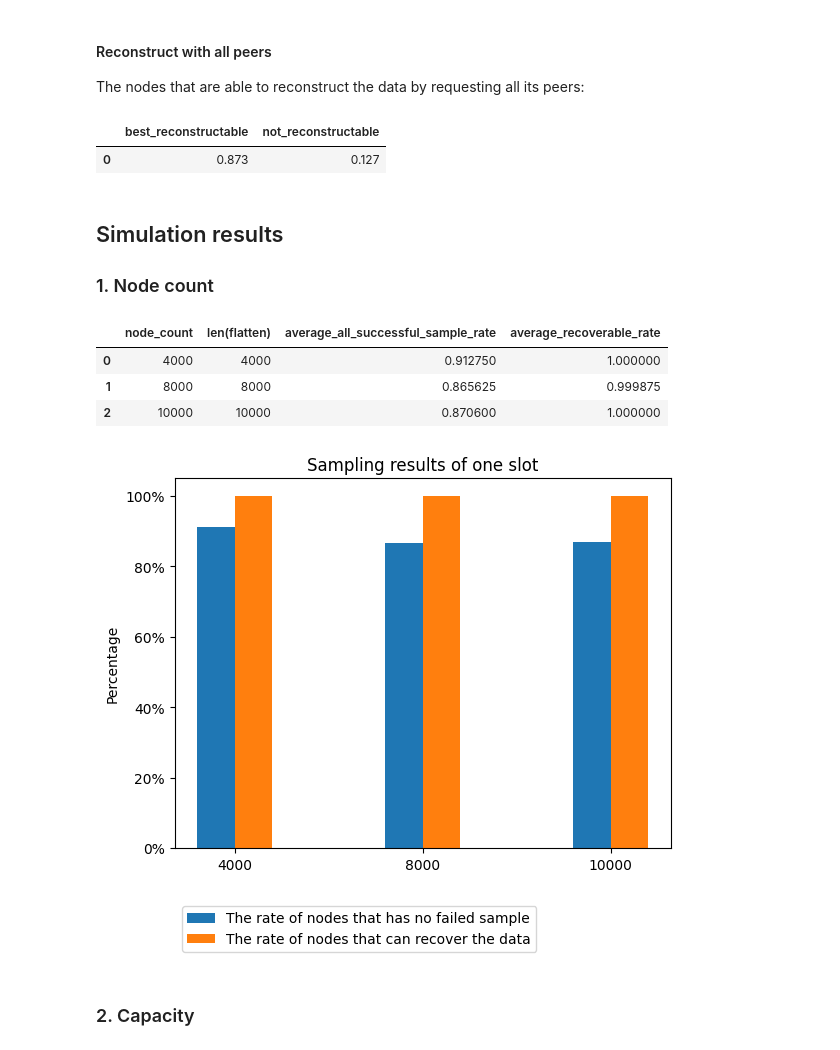
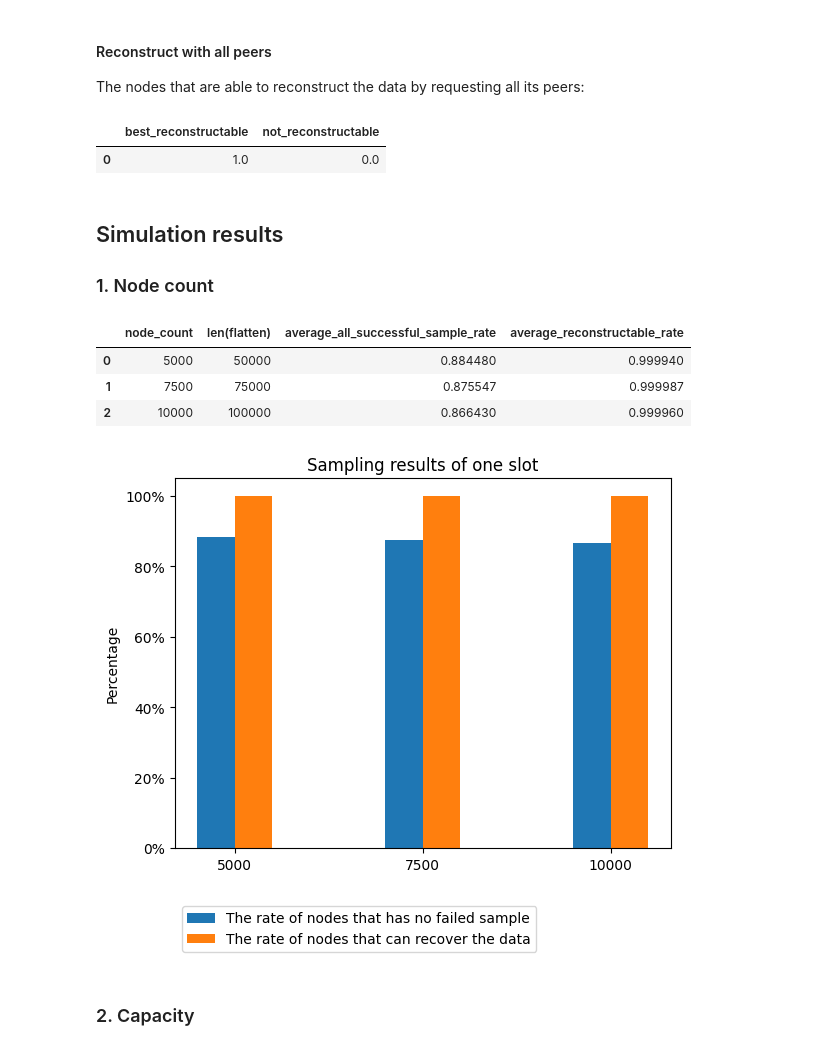
Before and after one commit to hwwhww/peerdas, a Jupyter notebook: sim.ipynb, the cells around one changed output. Drawn from its saved outputs; the diff is of its cells as text; code cells hidden in the pictures.

```diff
--- a/sim.ipynb
+++ b/sim.ipynb
@@ -238,7 +228,7 @@ def set_peers(nodes: Sequence[Node]) -> None:
             new_peers = set()
             need_peer_count = n.target_peers - len(n.peers)
             if need_peer_count > 0:
-                new_peers = rng.choices(list(selectable_peers), k=min(need_peer_count, len(selectable_peers)))
+                new_peers = rng.sample(list(selectable_peers), k=min(need_peer_count, len(selectable_peers)))
             n.peers = n.peers.union(new_peers)
             for peer_id in new_peers:
                 # NOTE: DO NOT USE nodes[peer_id].peers.add(n.id)  <-- side effect!
@@ -348,6 +347,7 @@ Each node samples `SAMPLED_ROWS` rows and `SAMPLED_COLUMNS` columns. The node fi
 # Sampling
 
 def sample_peer(config: Config, nodes: Sequence[Node], peer_id: int, line_index: int, line_type: LineType) -> bool:
+    # If the peer has no enough capacity, it can not serve the sample
     nodes[peer_id].capacity -= config.DATA_PER_SAMPLE
     if nodes[peer_id].capacity < 0:
         return False
@@ -364,13 +364,14 @@ def sample_by_line(config: Config, nodes: Sequence[Node], node_id: int, line_ind
     if len(custodian_peers) == 0:
         return False
 
+    # Choose a random peer that custodies the given line
     peer_id = rng.choice(list(custodian_peers))
     return sample_peer(config, nodes, peer_id, line_index=line_index, line_type=line_type)
 
 
 def sample(config: Config, nodes: Sequence[Node], custody_row_log: dict[set[int]], custody_col_log: dict[set[int]]):
     sample_results = []  # 1 if all samples are successful, 0 if one of it has failed
-    recoverabilities = []  # 1 if node is able to recover the data with the sampled rows/cols, 0 if unable
+    reconstructions = []  # 1 if node is able to recover the data with the sampled rows/cols, 0 if unable
     all_samples = list(range(config.NUMBER_OF_ROWS * config.NUMBER_OF_COLUMNS))
 
     # TODO: parallelize it
@@ -409,14 +410,15 @@ def sample(config: Config, nodes: Sequence[Node], custody_row_log: dict[set[int]
 
         # If less than 1/4 of the row/col is unavailable, the node can not reconstruct the data
         if samples_uncovered[-1] > config.NUMBER_OF_ROWS * config.NUMBER_OF_COLUMNS / 4:
-            recoverabilities.append(0)
+            reconstructions.append(0)
         else:
-            recoverabilities.append(1)
+            reconstructions.append(1)
 
-    return sample_results, recoverabilities
+    return sample_results, reconstructions
 
 
-sample_results, recoverabilities = sample(config_demo, all_nodes_demo, custody_row_log=custody_row_log_demo, custody_col_log=custody_row_log_demo)
+sample_results, reconstructions = sample(config_demo, all_nodes_demo,
+                                          custody_row_log=custody_row_log_demo, custody_col_log=custody_row_log_demo)
 # %%
 
 import pandas as pd
@@ -471,83 +473,83 @@ best_recoverabilities = recover(config_demo, all_nodes_demo)
 import pandas as pd
 
 stats = [{
-    "best_reconstructable": sum(best_recoverabilities) / len(best_recoverabilities),
-    "not_reconstructable": 1 - sum(best_recoverabilities) / len(best_recoverabilities),
+    "best_reconstructable": sum(best_reconstructions) / len(best_reconstructions),
+    "not_reconstructable": 1 - sum(best_reconstructions) / len(best_reconstructions),
 }]
 stats = pd.DataFrame(stats)
 stats
 # %% [output]
 |  | best_reconstructable | not_reconstructable |
-| 0 | 0.873 | 0.127 |
+| 0 | 1.0 | 0.0 |
 # %% [markdown]
 ## Simulation results
 
 ### 1. Node count
 # %%
-node_counts = [4000, 8000, 10000]
-all_sample_results, all_recoverabilities = ({} for _ in range(2))
+node_counts = [5000, 7500, 10000]
+all_sample_results, all_reconstructions = ({} for _ in range(2))
 
 for node_count in node_counts:
     config = Config()
     config.NUMBER_OF_NODES = node_count
 
     all_sample_results[node_count] = []
-    all_recoverabilities[node_count] = []
+    all_reconstructions[node_count] = []
     for run in range(SIMULATION_RUNS):
         custody_row_log = {i: set() for i in range(config.NUMBER_OF_ROWS)}
         custody_col_log = {i: set() for i in range(config.NUMBER_OF_COLUMNS)}
 
         nodes = get_nodes(config, epoch=0, node_count=node_count, custody_row_log=custody_row_log, custody_col_log=custody_col_log)
-        sample_results, recoverabilities = sample(config, nodes, custody_row_log=custody_row_log, custody_col_log=custody_col_log)
+        sample_results, reconstructions = sample(config, nodes, custody_row_log=custody_row_log, custody_col_log=custody_col_log)
 
         all_sample_results[node_count].append(sample_results)
-        all_recoverabilities[node_count].append(recoverabilities)
+        all_reconstructions[node_count].append(reconstructions)
 # %%
-node_counts_stats_sample_results, node_counts_stats_recoverabilities = ([] for _ in range(2))
+node_counts_stats_sample_results, node_counts_stats_reconstructions = ([] for _ in range(2))
 
 for node_count, sample_results_per_node_count in all_sample_results.items():
-    recoverabilities = all_recoverabilities[node_count]
+    reconstructions = all_reconstructions[node_count]
     flatten_success = [x for y in sample_results_per_node_count for x in y ]
-    flatten_recoverabilities = [x for y in recoverabilities for x in y ]
+    flatten_reconstructions = [x for y in reconstructions for x in y ]
     average_success_rate = sum(flatten_success) / len(flatten_success)
-    average_recoverable_rate = sum(flatten_recoverabilities) / len(flatten_recoverabilities)
+    average_reconstructable_rate = sum(flatten_reconstructions) / len(flatten_reconstructions)
     node_counts_stats_sample_results.append({
         "node_count": node_count,
         "len(flatten)": len(flatten_success),
         "average_all_successful_sample_rate": average_success_rate,
-        "average_recoverable_rate": average_recoverable_rate,
+        "average_reconstructable_rate": average_reconstructable_rate,
     })
 
 node_counts_results = pd.DataFrame(node_counts_stats_sample_results)
 
 node_counts_results
 # %% [output]
-|  | node_count | len(flatten) | average_all_successful_sample_rate | average_recoverable_rate |
-| 0 | 4000 | 4000 | 0.912750 | 1.000000 |
-| 1 | 8000 | 8000 | 0.865625 | 0.999875 |
-| 2 | 10000 | 10000 | 0.870600 | 1.000000 |
+|  | node_count | len(flatten) | average_all_successful_sample_rate | average_reconstructable_rate |
+| 0 | 5000 | 50000 | 0.884480 | 0.999940 |
+| 1 | 7500 | 75000 | 0.875547 | 0.999987 |
+| 2 | 10000 | 100000 | 0.866430 | 0.999960 |
 # %%
 import matplotlib.pyplot as plt
 import matplotlib.ticker as mtick
 import numpy as np
 
 # draw chart of stats_sample_results
 fig, ax = plt.subplots()
 x = np.arange(len(node_counts))
 width = 0.2
 
 ax.set_ylabel('Percentage')
 ax.set_title('Sampling results of one slot')
 rects1 = ax.bar(x - width / 2, node_counts_results['average_all_successful_sample_rate'], width, label='The rate of nodes that has no failed sample')
-rects2 = ax.bar(x + width / 2, node_counts_results['average_recoverable_rate'], width, label='The rate of nodes that can recover the data')
+rects2 = ax.bar(x + width / 2, node_counts_results['average_reconstructable_rate'], width, label='The rate of nodes that can recover the data')
 
 ax.set_xticks(x)
 ax.yaxis.set_major_formatter(mtick.PercentFormatter(1.0))
 ax.set_xticklabels(node_counts)
 ax.legend(bbox_to_anchor=(0, -0.3, 0, 0.5), loc='lower left')
 plt.show()
 # %% [output]
-[figure, old version]
+[figure, new version]
 # %% [markdown]
 ### 2. Capacity
 # %%
```
Also changed, not shown: parts of 13 cells of this notebook.
